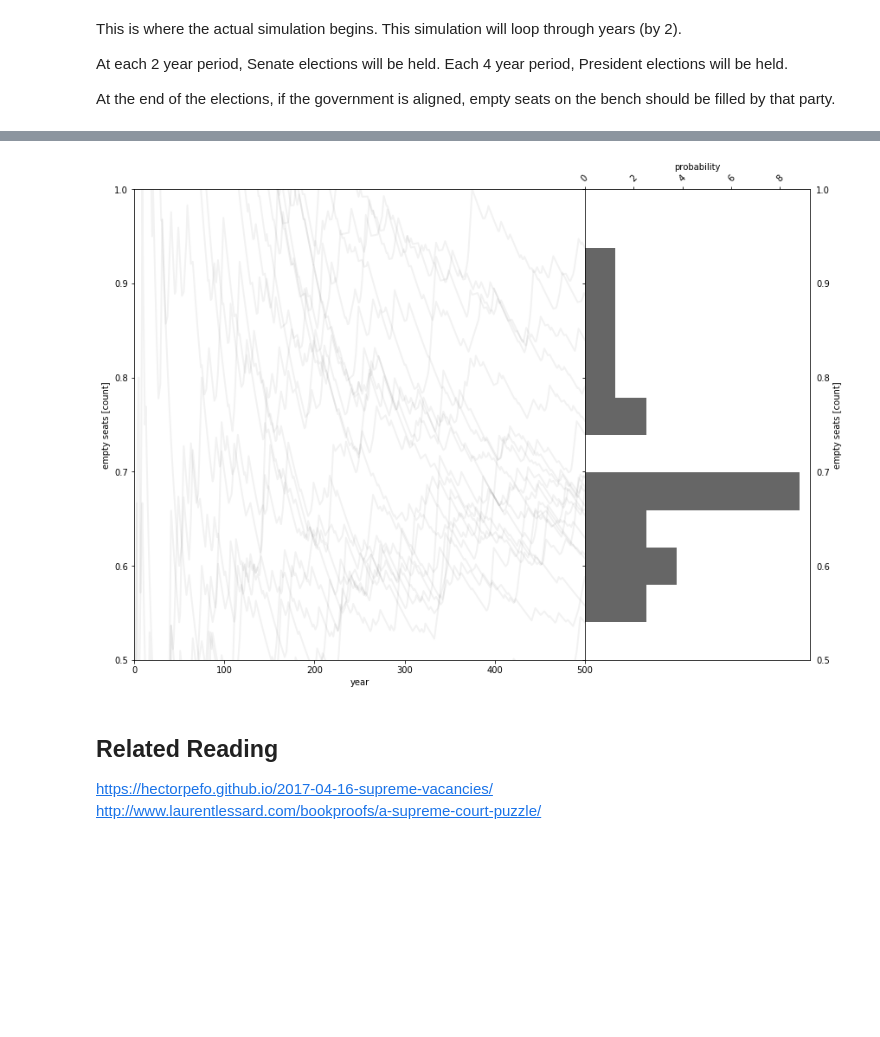
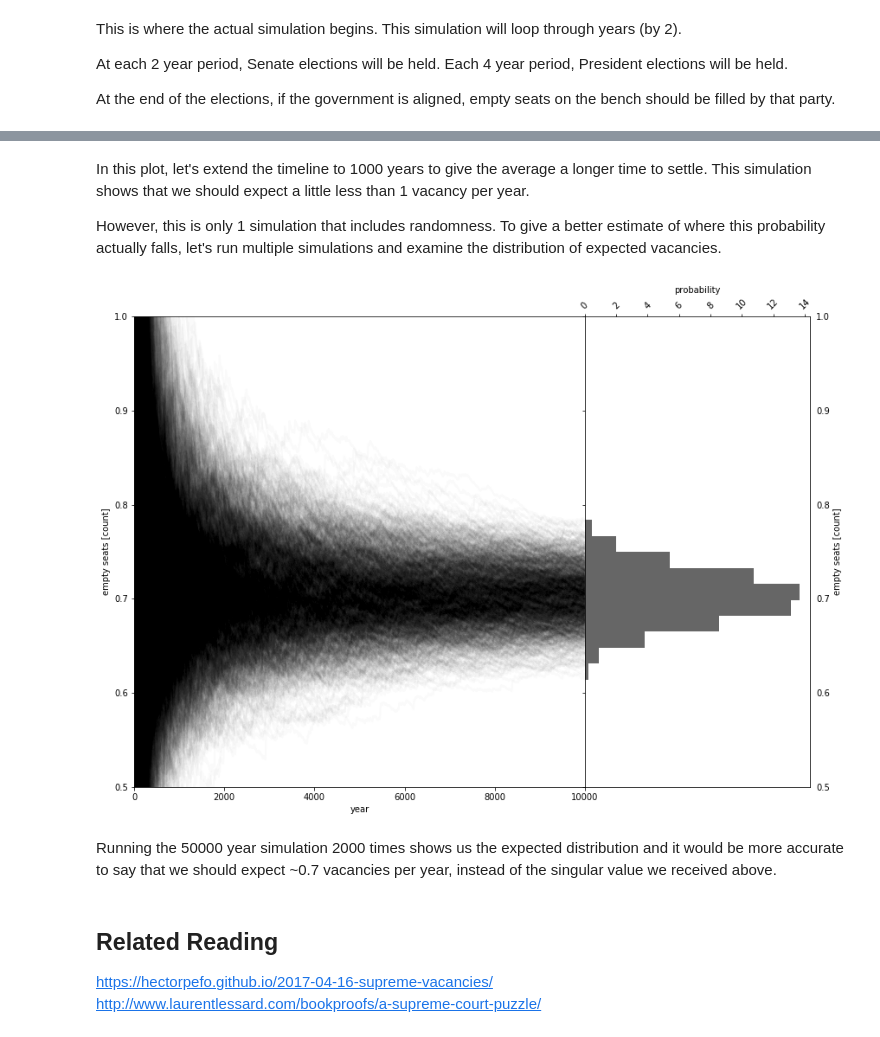
Before and after one commit to andrewzwicky/puzzles, a Jupyter notebook: FiveThirtyEightRiddler/2017-04-14/empty_court_seats.ipynb, the cells around one changed output, grey strips where cells are left out. Saved outputs shown, nothing was run; the diff lists cells and outputs as text; code cells hidden in the pictures; blank space fills up the shorter version.

Commit message:
adding/removing files I forgot last time

```diff
--- a/FiveThirtyEightRiddler/2017-04-14/empty_court_seats.ipynb
+++ b/FiveThirtyEightRiddler/2017-04-14/empty_court_seats.ipynb
@@ -54,7 +54,6 @@ We'll also make a class to represent each judge.  When a new `Justice` is create
 class Justice:
 
     def __init__(self, party):
-        self.name = fake.name()
         self.party = party
         self.term = random.randint(0,40)
 
@@ -63,9 +62,7 @@ class Justice:
         return self.__repr__()
 
     def __repr__(self):
-        return "{name} [{party}] ({term} years)".format(name=self.name,
-                                                        party=self.party.name,
-                                                        term=self.term)
+        return "{party}-{term}".format(party=self.party.name,term=self.term)
 # %%
 print(Justice(Party.D))
 print(Justice(Party.R))
@@ -170,4 +174,6 @@ def simulate(years):
 # %%
-years, benches, president_parties, senate_parties = zip(*list(simulate(200)))
-
-bench_stacks = np.row_stack(zip(*benches))
+def run_simulation(simulation_years):
+    years, benches, president_parties, senate_parties = zip(*list(simulate(simulation_years)))
+    bench_stacks = np.row_stack(zip(*benches))
+    mean = np.cumsum(bench_stacks[1]) / ([1] + list(years[1:]))
+    return years, bench_stacks, president_parties, senate_parties, mean
@@ -200,7 +202,21 @@ for trial in range(20):
+# %% [markdown]
+In this plot, let's extend the timeline to 1000 years to give the average a longer time to settle.  This simulation shows that we should expect a little less than 1 vacancy per year.
+
+However, this is only 1 simulation that includes randomness.  To give a better estimate of where this probability actually falls, let's run multiple simulations and examine the distribution of expected vacancies.
+# %%
+sim_years = 50000
+sample_size = 2000
+
+with Pool(processes=4) as p:
+    results = p.map(run_simulation, itertools.repeat(sim_years,sample_size))
+
+years, _, _, _, means = zip(*results)
 # %%
-plot_sims(years, simulations)
+plot_sims(years[0], means)
 # %% [output]
-[figure, old version]
+[figure, new version]
+# %% [markdown]
+Running the 50000 year simulation 2000 times shows us the expected distribution and it would be more accurate to say that we should expect ~0.7 vacancies per year, instead of the singular value we received above.
 # %% [markdown]
 ## Related Reading
 [https://hectorpefo.github.io/2017-04-16-supreme-vacancies/](https://hectorpefo.github.io/2017-04-16-supreme-vacancies/)
```
Also changed, not shown: parts of 14 cells of this notebook, 4 other files.
